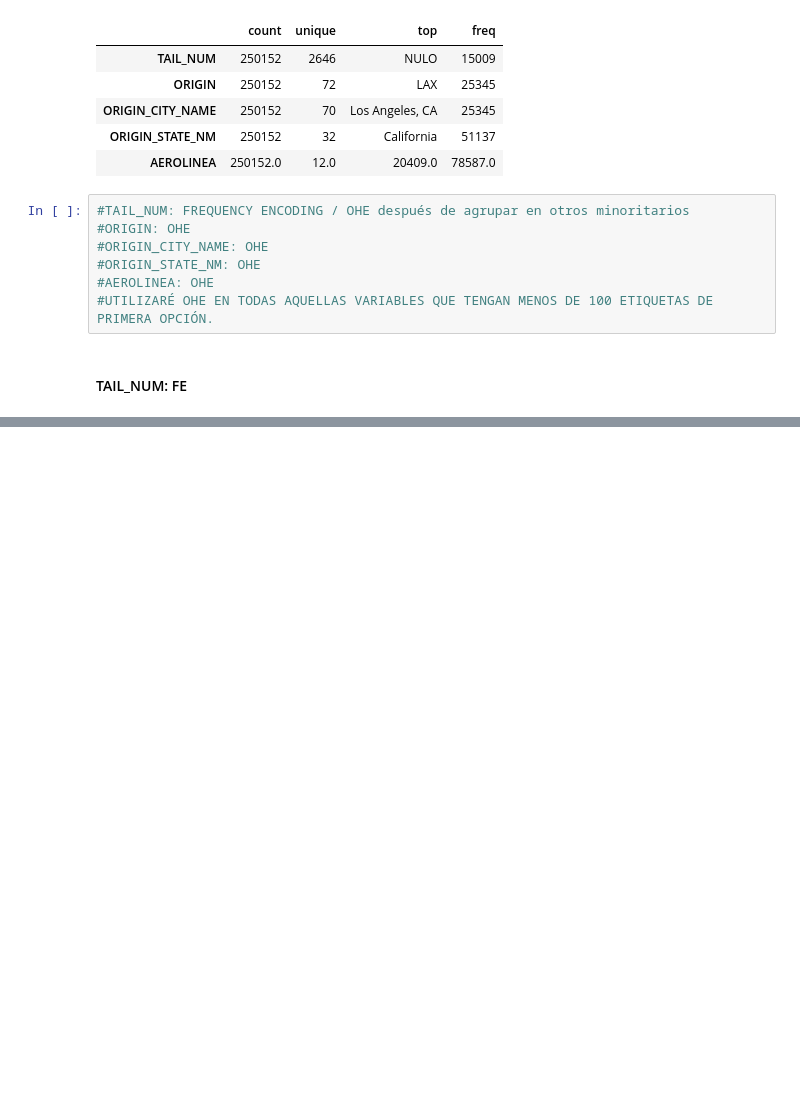
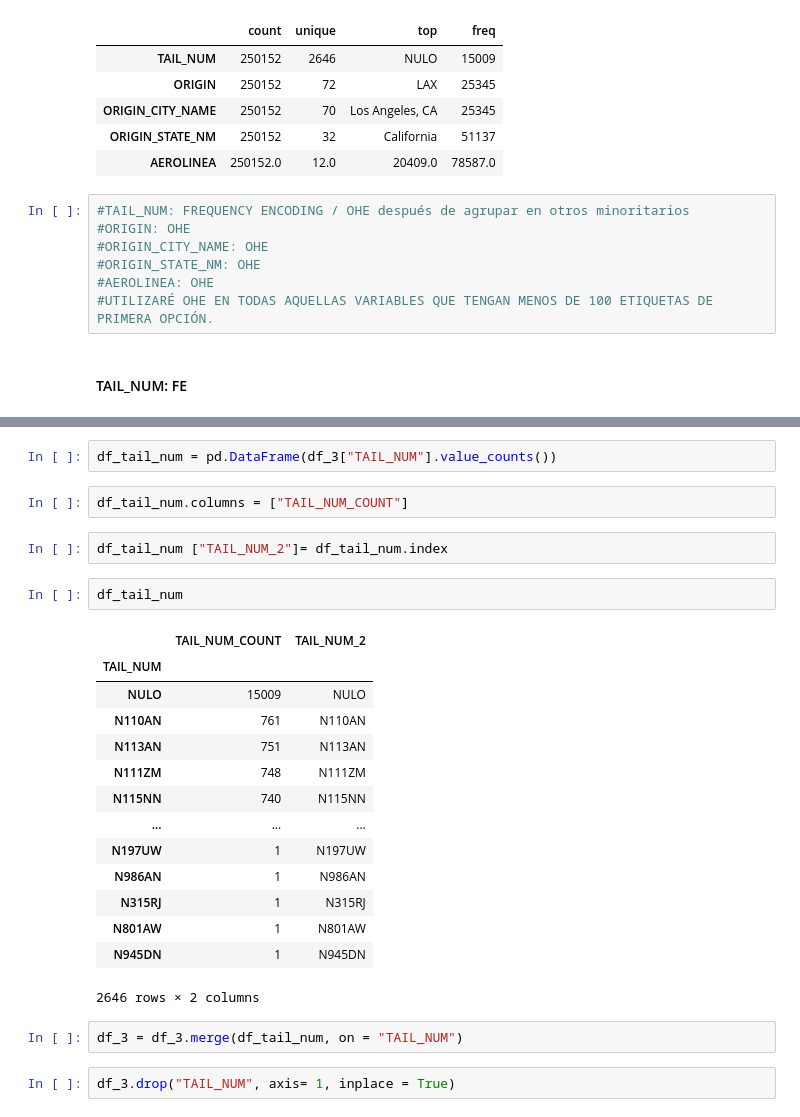
Before and after one commit to Nambu89/Supervised-Learning, a Jupyter notebook: Ejercicio_JFK.ipynb, the cells around one changed output, grey strips where cells are left out. Saved outputs shown, nothing was run; the diff lists cells and outputs as text; blank space fills up the shorter version.

```diff
--- a/Ejercicio_JFK.ipynb
+++ b/Ejercicio_JFK.ipynb
@@ -442,0 +455,27 @@ AttributeError: 'len' is not a valid function for 'DataFrameGroupBy' object
+# %%
+df_tail_num = pd.DataFrame(df_3["TAIL_NUM"].value_counts())
+# %%
+df_tail_num.columns = ["TAIL_NUM_COUNT"]
+# %%
+df_tail_num ["TAIL_NUM_2"]= df_tail_num.index
+# %%
+df_tail_num
+# %% [output]
+|  | TAIL_NUM_COUNT | TAIL_NUM_2 |
+| TAIL_NUM |  |  |
+| NULO | 15009 | NULO |
+| N110AN | 761 | N110AN |
+| N113AN | 751 | N113AN |
+| N111ZM | 748 | N111ZM |
+| N115NN | 740 | N115NN |
+| ... | ... | ... |
+| N197UW | 1 | N197UW |
+| N986AN | 1 | N986AN |
+| N315RJ | 1 | N315RJ |
+| N801AW | 1 | N801AW |
+| N945DN | 1 | N945DN |
+2646 rows × 2 columns
+# %%
+df_3 = df_3.merge(df_tail_num, on = "TAIL_NUM")
+# %%
+df_3.drop("TAIL_NUM", axis= 1, inplace = True)
```
Also changed, not shown: parts of 4 cells of this notebook.
